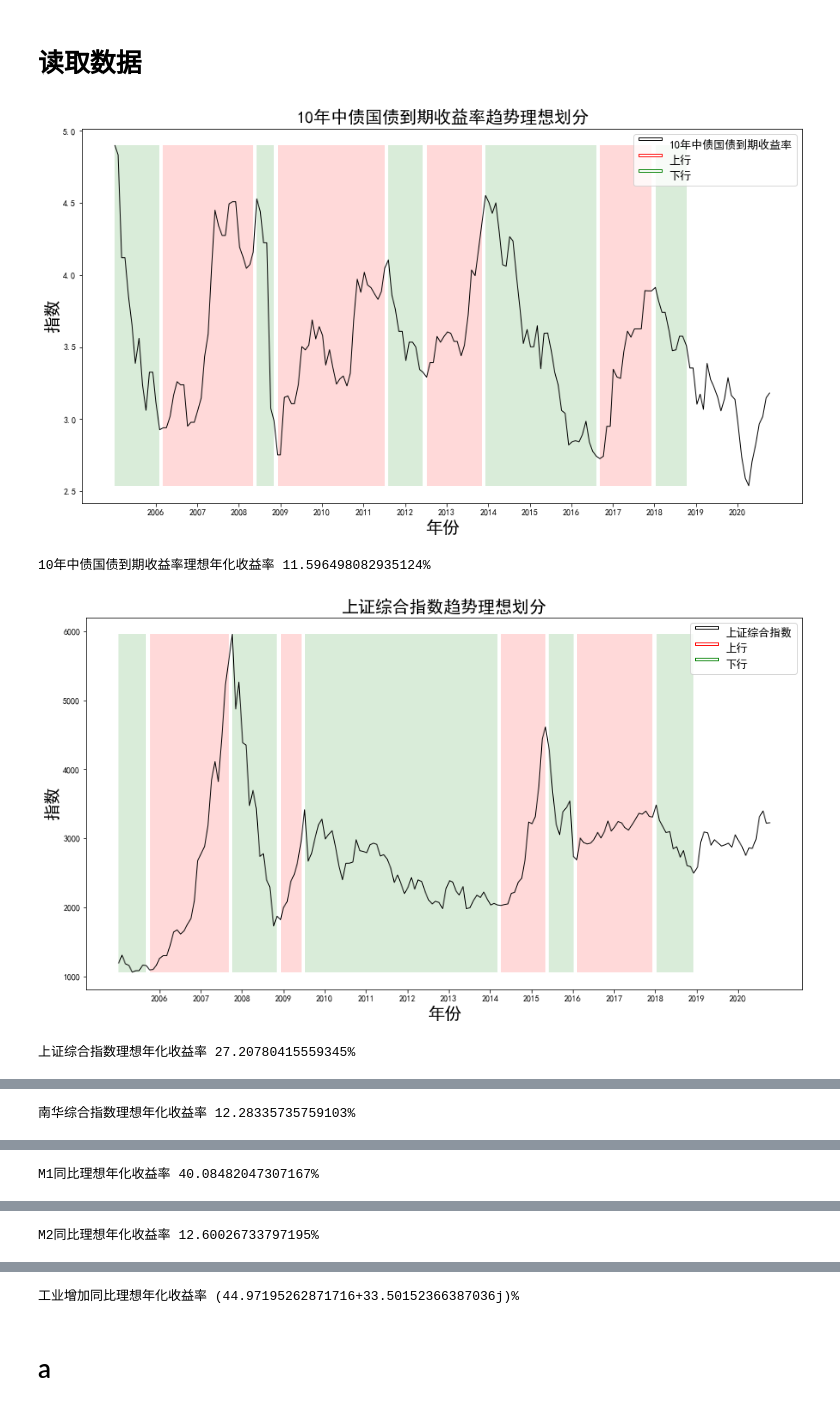
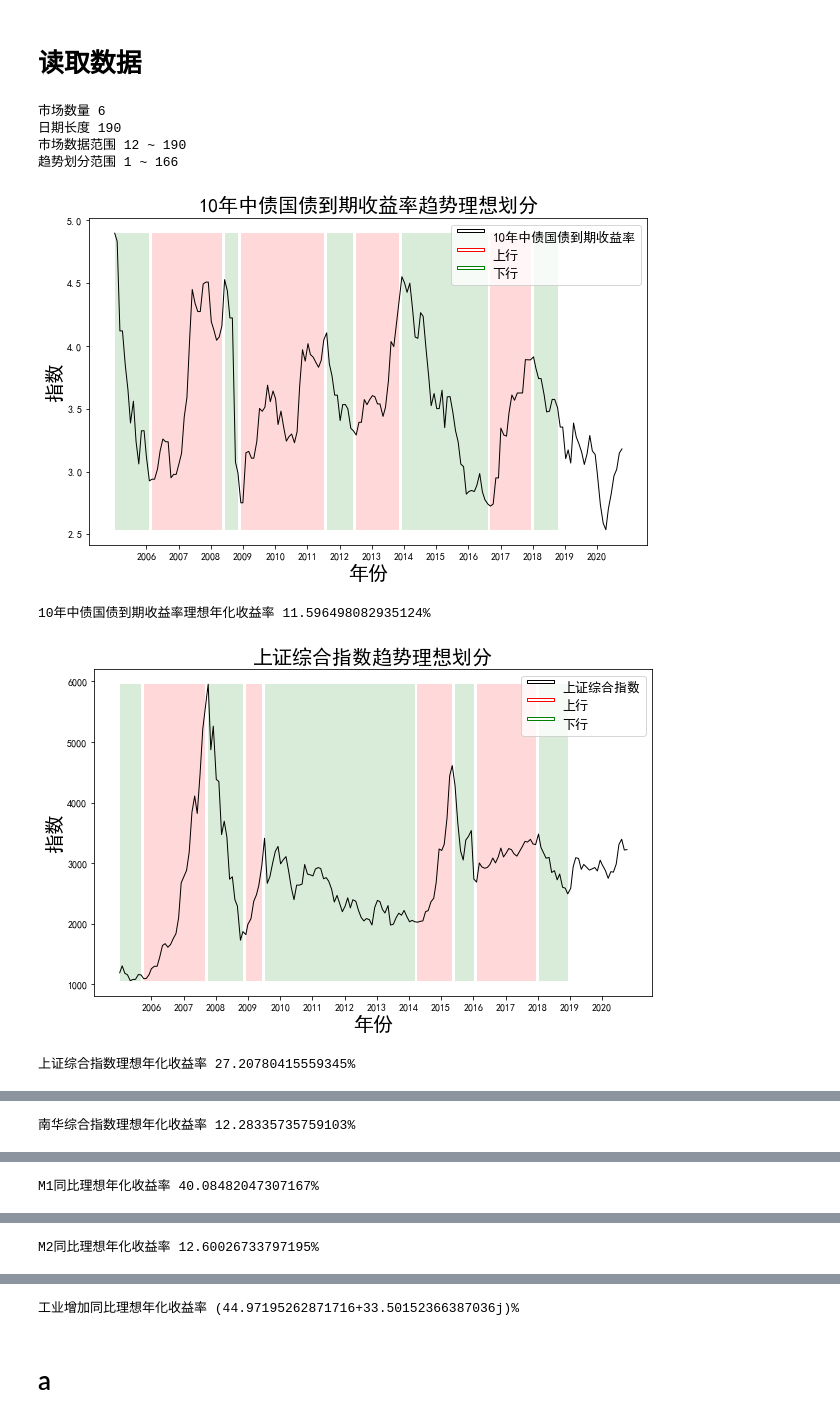
Before and after one commit to LimboRift/wkzq, a Jupyter notebook: herewegoagane.ipynb, the cells around one changed output, grey strips where cells are left out. Saved outputs shown, nothing was run; the diff lists cells and outputs as text; code cells hidden in the pictures.

```diff
--- a/herewegoagane.ipynb
+++ b/herewegoagane.ipynb
@@ -605,46 +546,57 @@ og = w.wsd(ind_list, 'close', t0, '-1D', Period = prd, Fill = 'Previous')
 date, data = date_clean(og.Times, og.Data)
 date_s = [str(i) for i in date]
 df = data_pro(data,l)
-df_st = data_pro_st(data,l)
-data_simp = [std(i) for i in data]
 data_ma = [ma(i,l) for i in data]
+d8 = date2num(date)
 
-d8 = date2num(date)
+c = 0
+name = []
+for i in range(len(data)):
+    exec('data'+str(i)+'=[j[7*i:7*(i+1)] for j in df]')
+
+print('市场数量',i+1)
+print('日期长度',len(d8))
+print('市场数据范围', l, '~',l+len(data1)-1)
+print('趋势划分范围',1, '~',len(ud[:ud.index(0)]))
 
 #所选市场
 for ii in range(len(data)):
     ud = und(data[ii],6,24)
 
     plt.rcParams['font.family']=['SimHei']
-    fig, ax = plt.subplots(figsize=(15,8))
+    fig, ax = plt.subplots(figsize=(10,6))
     ax.set_title(int_list[ii][1]+'趋势理想划分',fontproperties='SimHei', size = 20)
     ax.plot(d8, data[ii], color='black', linewidth = 1, label = int_list[ii][1])
 
     plt.xlabel(u'年份',fontproperties='SimHei',fontsize = 20)
     plt.xticks([i for i in range(d8[find1y(date)],d8[-1],365)], [date[i].year for i in range(find1y(date),len(d8),12)])
     plt.ylabel(u'指数',fontproperties='SimHei',fontsize = 20)
 
     collection = collections.BrokenBarHCollection.span_where(
     d8, ymin=min(data[ii]), ymax=max(data[ii]), where=np.array(ud) == 1, facecolor='red', alpha=.15, label = '上行')
     ax.add_collection(collection)
 
     collection = collections.BrokenBarHCollection.span_where(
     d8, ymin=min(data[ii]), ymax=max(data[ii]), where=np.array(ud) == -1, facecolor='green', alpha=.15, label = '下行')
     ax.add_collection(collection)
 
     colors = ['black', 'red', 'green']
     new_legends = ["-"] * len(colors)
     markers = ['-'] * len(colors)
 
     _, labels = ax.get_legend_handles_labels()
 
     duplicates = [dupe_legend(leg, color) for leg, color in zip(new_legends, colors)]
     ax.legend(duplicates, labels, numpoints=1, markerscale=5, fontsize=13)
 
     plt.show()
     print(int_list[ii][1]+'理想年化收益率',  str((profit(data[ii][:-24],ud[:-24]) - 1) * 100) + '%'   )
 # %% [output]
+市场数量 6
+日期长度 190
+市场数据范围 12 ~ 190
+趋势划分范围 1 ~ 166
-[figure, old version]
+[figure, new version]
-10年中债国债到期收益率理想年化收益率 11.596498082935124%
+10年中债国债到期收益率理想年化收益率 11.596498082935124%
-[figure, old version]
+[figure, new version]
-上证综合指数理想年化收益率 27.20780415559345%
+上证综合指数理想年化收益率 27.20780415559345%
@@ -652 +604 @@ for ii in range(len(data)):
-南华综合指数理想年化收益率 12.28335735759103%
+南华综合指数理想年化收益率 12.28335735759103%
@@ -654 +606 @@ for ii in range(len(data)):
-M1同比理想年化收益率 40.08482047307167%
+M1同比理想年化收益率 40.08482047307167%
@@ -656 +608 @@ M1同比理想年化收益率 40.08482047307167%
-M2同比理想年化收益率 12.60026733797195%
+M2同比理想年化收益率 12.60026733797195%
@@ -658,3 +610,3 @@ M2同比理想年化收益率 12.60026733797195%
-工业增加同比理想年化收益率 (44.97195262871716+33.50152366387036j)%
+工业增加同比理想年化收益率 (44.97195262871716+33.50152366387036j)%
 # %% [markdown]
 # a
```
Also changed, not shown: parts of 9 cells of this notebook, 2 other files.
